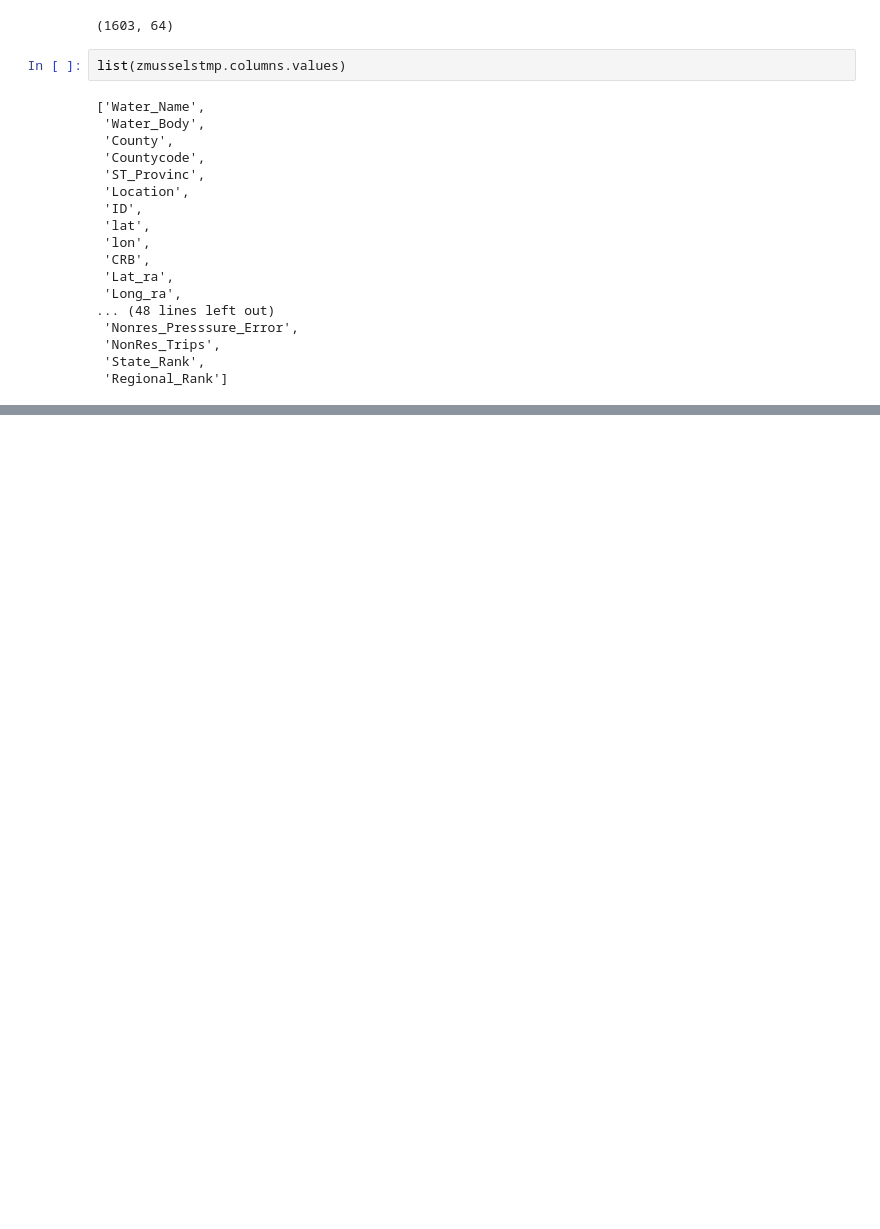
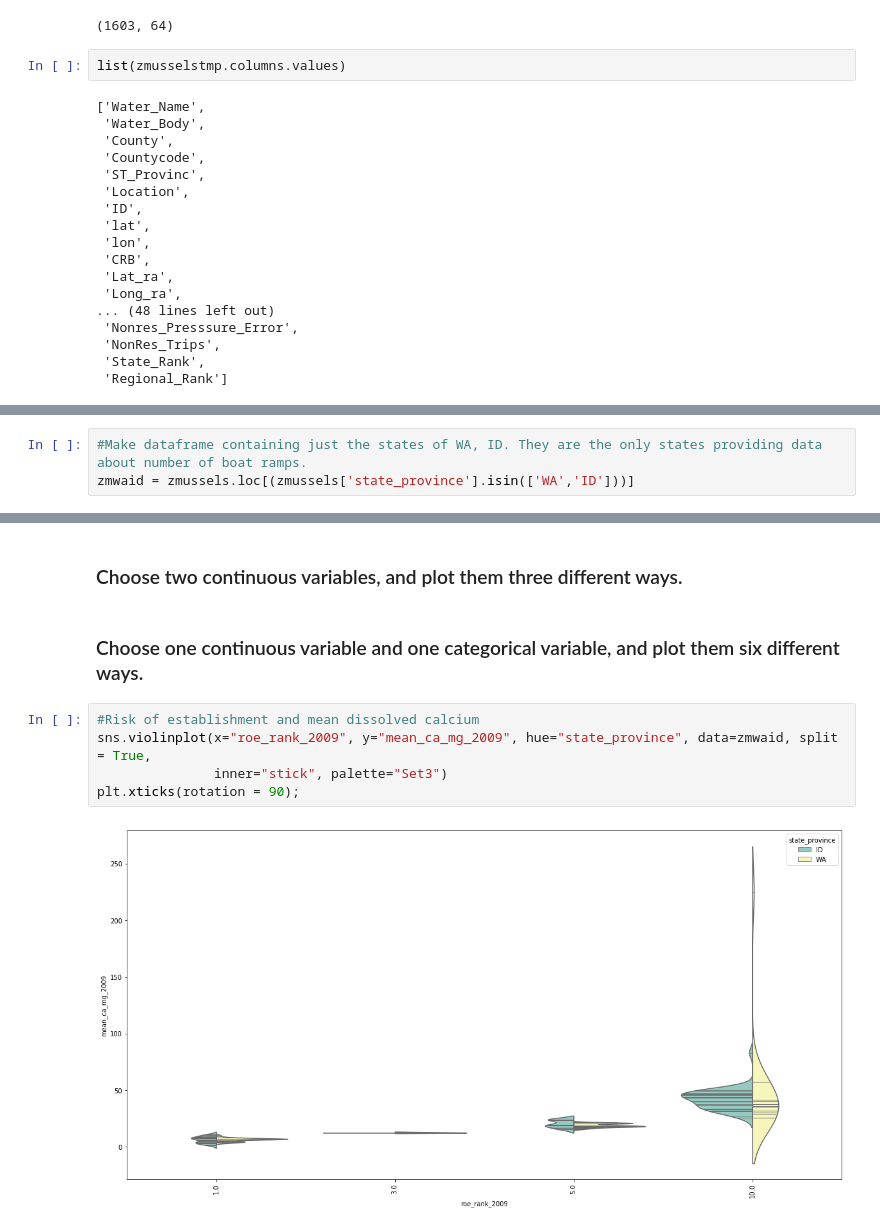
Before and after one commit to msflebedorf/bootcamp, a Jupyter notebook: unit_1/Unit 1 Lesson 3 Visualization.ipynb, the cells around one changed output, grey strips where cells are left out. Cells and saved outputs as stored; diff of their text form; blank space fills up the shorter version.

```diff
--- a/unit_1/Unit 1 Lesson 3 Visualization.ipynb
+++ b/unit_1/Unit 1 Lesson 3 Visualization.ipynb
@@ -37,0 +132,3 @@ zmussels = pd.read_csv('../Datafiles/mussels/Boatramps_CRB.csv', encoding = 'lat
+# %%
+#Make dataframe containing just the states of WA, ID. They are the only states providing data about number of boat ramps.
+zmwaid = zmussels.loc[(zmussels['state_province'].isin(['WA','ID']))]
@@ -37,0 +166,11 @@ zmussels = pd.read_csv('../Datafiles/mussels/Boatramps_CRB.csv', encoding = 'lat
+# %% [markdown]
+### Choose two continuous variables, and plot them three different ways.
+# %% [markdown]
+### Choose one continuous variable and one categorical variable, and plot them six different ways.
+# %%
+#Risk of establishment and mean dissolved calcium
+sns.violinplot(x="roe_rank_2009", y="mean_ca_mg_2009", hue="state_province", data=zmwaid, split = True,
+               inner="stick", palette="Set3")
+plt.xticks(rotation = 90);
+# %% [output]
+[figure, added]
```
Also changed, not shown: parts of 33 cells of this notebook.
